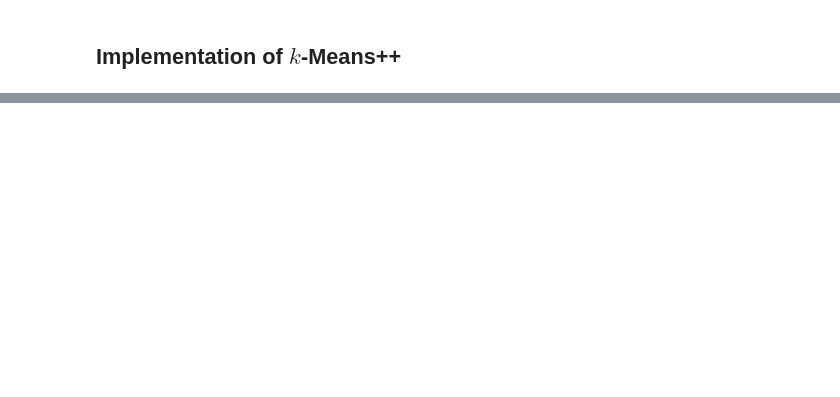
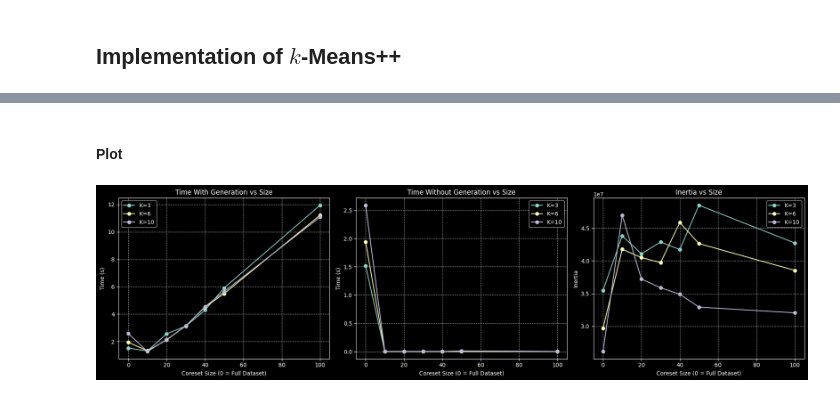
Before and after one commit to BinW3g/S2026_AlgoDataScience, a Jupyter notebook: assignments/a3/Clustering.ipynb, the cells around one changed output, grey strips where cells are left out. Cells and saved outputs as stored; diff of their text form; code cells hidden in the pictures; blank space fills up the shorter version.

```diff
--- a/assignments/a3/Clustering.ipynb
+++ b/assignments/a3/Clustering.ipynb
@@ -10,18 +10,20 @@ You may use sklearn’s `KMeans` for Lloyd’s algorithm, but you must implement
 ## Clustering using Lloyd's algorithm
 # %%
 from PIL.ImageChops import difference
+import matplotlib.pyplot as plt
 from sklearn.cluster import KMeans
 from sklearn.preprocessing import StandardScaler
 from tensorflow.keras.datasets import fashion_mnist
 from tensorflow.keras.datasets import mnist
 import numpy as np
+import time
+from sklearn.metrics import pairwise_distances_argmin_min
 
 # Load MNIST or Fashion-MNIST
-(x_train, _), _ = mnist.load_data()
-# (x_train, _), _ = fashion_mnist.load_data() # use this line to load Fashion MNIST
+# (x_train, _), _ = mnist.load_data()
+(x_train, _), _ = fashion_mnist.load_data() # use this line to load Fashion MNIST
 
 # Flatten and scale images
 X = x_train.reshape(len(x_train), -1)  # shape: (60000, 784)
 X = StandardScaler().fit_transform(X)
-print(X)
 # %% [output]
@@ -61,10 +57,8 @@ def k_means_plus_plus(X, k):
     # randomly select a new point with the calculated probability
     sampled_index = np.random.choice(X.shape[0], p=(cost_x/cost_T)) # O(n)
     T.append(X[sampled_index])
+
+    min_distances = cost_x
   return T
-
-coresets = [k_means_plus_plus(X, 3),
-            k_means_plus_plus(X,6),
-            k_means_plus_plus(X,10)]
 # %% [markdown]
 ## Experimental Evaluation
@@ -70,0 +112,57 @@ coresets = [k_means_plus_plus(X, 3),
+# %% [markdown]
+#### Plot
+# %%
+# --- PLOT SET 1: Metrics grouped by K ---
+fig1, axes1 = plt.subplots(1, 3, figsize=(18, 5))
+
+for i, k in enumerate(k_s):
+    ax = axes1[i]
+    # Filter out NaNs (from when size < k) for clean plotting
+    valid_idx = ~np.isnan(times_with_generation[i])
+    sizes_valid = np.array(coreset_sizes)[valid_idx]
+
+    ax.plot(sizes_valid, np.array(times_with_generation[i])[valid_idx], label='Time w/ Gen', marker='o', color='tab:blue')
+    ax.plot(sizes_valid, np.array(times_without_generation[i])[valid_idx], label='Time w/o Gen', marker='s', color='tab:green')
+
+    ax.set_title(f'Performance for K={k}')
+    ax.set_xlabel('Coreset Size (0 = Full Dataset)')
+    ax.set_ylabel('Time (seconds)')
+    ax.grid(True, linestyle='--', alpha=0.6)
+
+    # Plot Inertia on a twin Y-axis so the scale doesn't ruin the Time plot
+    ax2 = ax.twinx()
+    ax2.plot(sizes_valid, np.array(results[i])[valid_idx], label='Inertia', color='tab:red', marker='^', linestyle='--')
+    ax2.set_ylabel('Inertia (Red)', color='tab:red')
+
+    # Combine legends
+    lines_1, labels_1 = ax.get_legend_handles_labels()
+    lines_2, labels_2 = ax2.get_legend_handles_labels()
+    ax.legend(lines_1 + lines_2, labels_1 + labels_2, loc='center right')
+
+plt.tight_layout()
+plt.show()
+
+# --- PLOT SET 2: Comparing K's for each Metric ---
+fig2, axes2 = plt.subplots(1, 3, figsize=(18, 5))
+
+titles = ['Time With Generation vs Size', 'Time Without Generation vs Size', 'Inertia vs Size']
+y_labels = ['Time (s)', 'Time (s)', 'Inertia']
+data_lists = [times_with_generation, times_without_generation, results]
+
+for metric_idx, (title, ylabel, data) in enumerate(zip(titles, y_labels, data_lists)):
+    ax = axes2[metric_idx]
+    for i, k in enumerate(k_s):
+        valid_idx = ~np.isnan(data[i])
+        sizes_valid = np.array(coreset_sizes)[valid_idx]
+        ax.plot(sizes_valid, np.array(data[i])[valid_idx], label=f'K={k}', marker='o')
+
+    ax.set_title(title)
+    ax.set_xlabel('Coreset Size (0 = Full Dataset)')
+    ax.set_ylabel(ylabel)
+    ax.grid(True, linestyle='--', alpha=0.6)
+    ax.legend()
+
+plt.tight_layout()
+plt.show()
+# %% [output]
+[figure, added]
```
Also changed, not shown: parts of 4 cells of this notebook, 1 other file.
